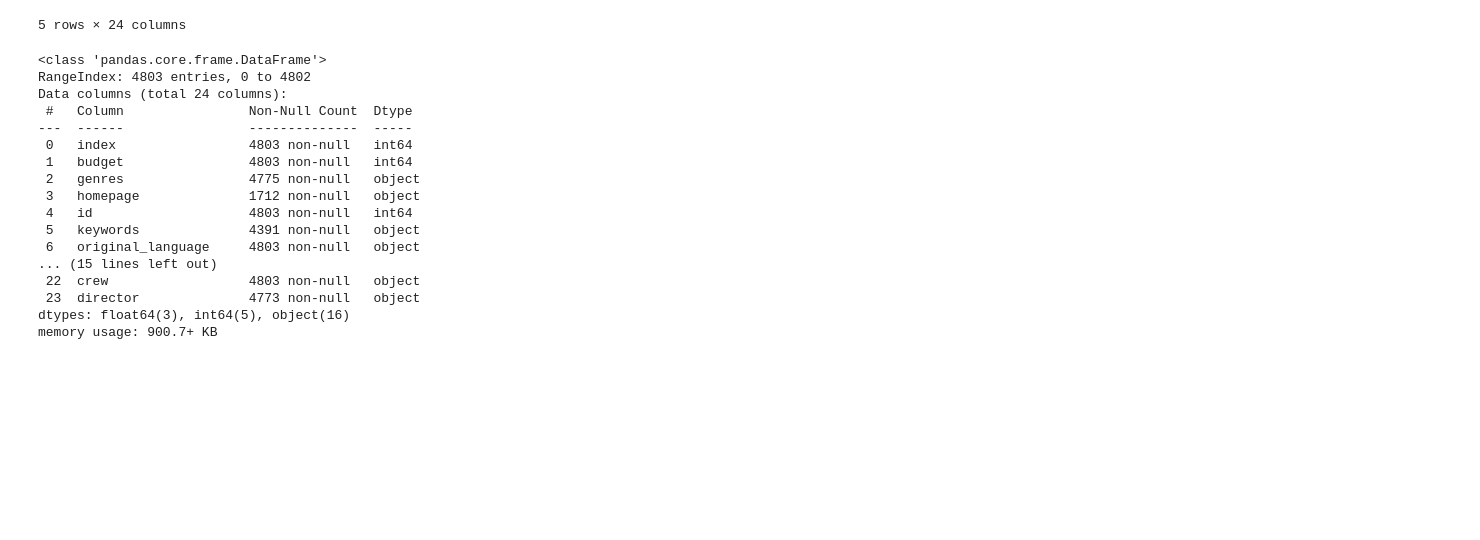
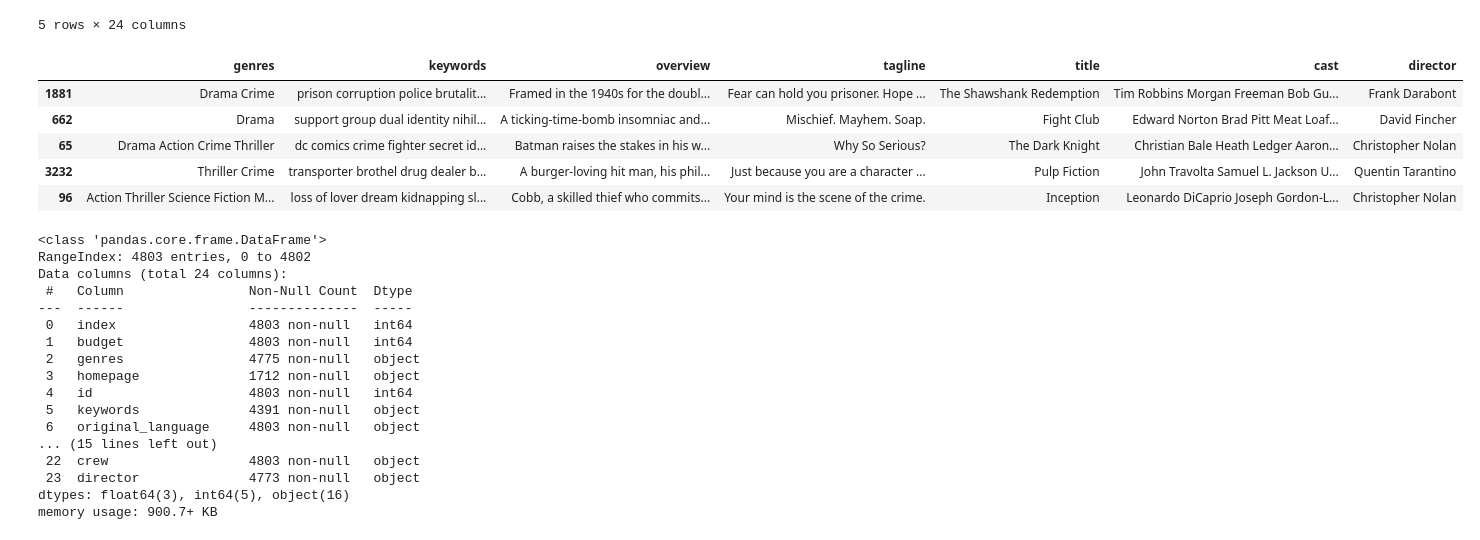
Before and after one commit to anmatngu/movie-suggestion, a Jupyter notebook: src/model.ipynb, the cells around one changed output. Cells and saved outputs as stored; diff of their text form; code cells hidden in the pictures; blank space fills up the shorter version.

```diff
--- a/src/model.ipynb
+++ b/src/model.ipynb
@@ -20,6 +20,15 @@ movies_df.head()
 | 3 | 3 | 250000000 | Action Crime Drama Thriller | http://www.thedarkknightrises.com/ | 49026 | dc comics crime fighter terrorist... | en | The Dark Knight Rises | Following the death of District A... | ... |
 | 4 | 4 | 260000000 | Action Adventure Science Fiction | http://movies.disney.com/john-carter | 49529 | based on novel mars medallion spa... | en | John Carter | John Carter is a war-weary, forme... | ... |
 5 rows × 24 columns
+# %%
+movies_df[['genres', 'keywords', 'overview', 'tagline', 'title', 'cast', 'director']].head()
+# %% [output]
+|  | genres | keywords | overview | tagline | title | cast | director |
+| 1881 | Drama Crime | prison corruption police brutalit... | Framed in the 1940s for the doubl... | Fear can hold you prisoner. Hope ... | The Shawshank Redemption | Tim Robbins Morgan Freeman Bob Gu... | Frank Darabont |
+| 662 | Drama | support group dual identity nihil... | A ticking-time-bomb insomniac and... | Mischief. Mayhem. Soap. | Fight Club | Edward Norton Brad Pitt Meat Loaf... | David Fincher |
+| 65 | Drama Action Crime Thriller | dc comics crime fighter secret id... | Batman raises the stakes in his w... | Why So Serious? | The Dark Knight | Christian Bale Heath Ledger Aaron... | Christopher Nolan |
+| 3232 | Thriller Crime | transporter brothel drug dealer b... | A burger-loving hit man, his phil... | Just because you are a character ... | Pulp Fiction | John Travolta Samuel L. Jackson U... | Quentin Tarantino |
+| 96 | Action Thriller Science Fiction M... | loss of lover dream kidnapping sl... | Cobb, a skilled thief who commits... | Your mind is the scene of the crime. | Inception | Leonardo DiCaprio Joseph Gordon-L... | Christopher Nolan |
 # %%
 movies_df.info()
 # %% [output]
```
Also changed, not shown: parts of 4 cells of this notebook, 1 other file.
